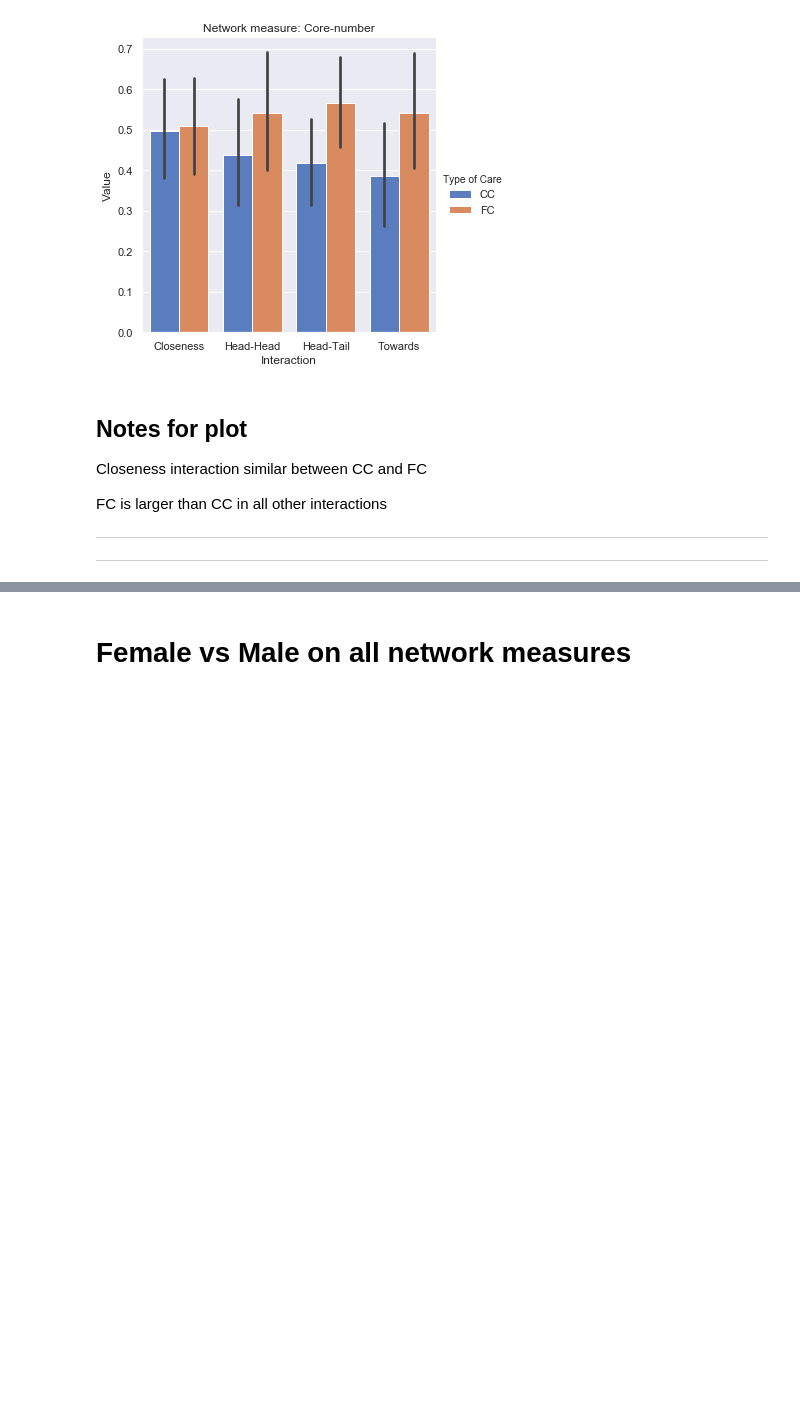
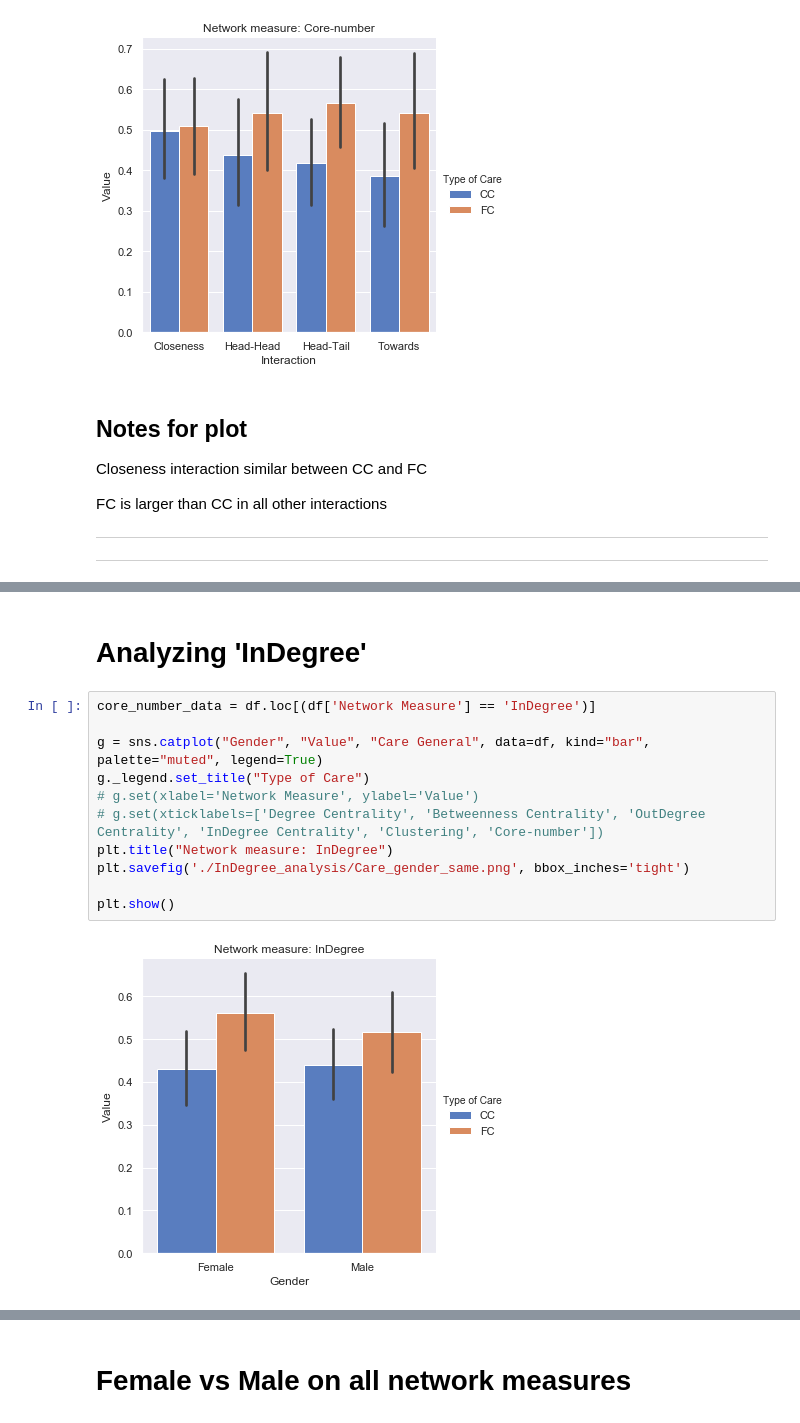
Before and after one commit to saraelshawa/Social-Networks, a Jupyter notebook: Data Collection.ipynb, the cells around one changed output, grey strips where cells are left out. Drawn from its saved outputs; the diff is of its cells as text; blank space fills up the shorter version.

```diff
--- a/Data Collection.ipynb
+++ b/Data Collection.ipynb
@@ -164,0 +207,15 @@ FC is larger than CC in all other interactions
+# %% [markdown]
+# Analyzing 'InDegree'
+# %%
+core_number_data = df.loc[(df['Network Measure'] == 'InDegree')]
+
+g = sns.catplot("Gender", "Value", "Care General", data=df, kind="bar", palette="muted", legend=True)
+g._legend.set_title("Type of Care")
+# g.set(xlabel='Network Measure', ylabel='Value')
+# g.set(xticklabels=['Degree Centrality', 'Betweenness Centrality', 'OutDegree Centrality', 'InDegree Centrality', 'Clustering', 'Core-number'])
+plt.title("Network measure: InDegree")
+plt.savefig('./InDegree_analysis/Care_gender_same.png', bbox_inches='tight')
+
+plt.show()
+# %% [output]
+[figure, added]
```
Also changed, not shown: parts of 13 cells of this notebook.
